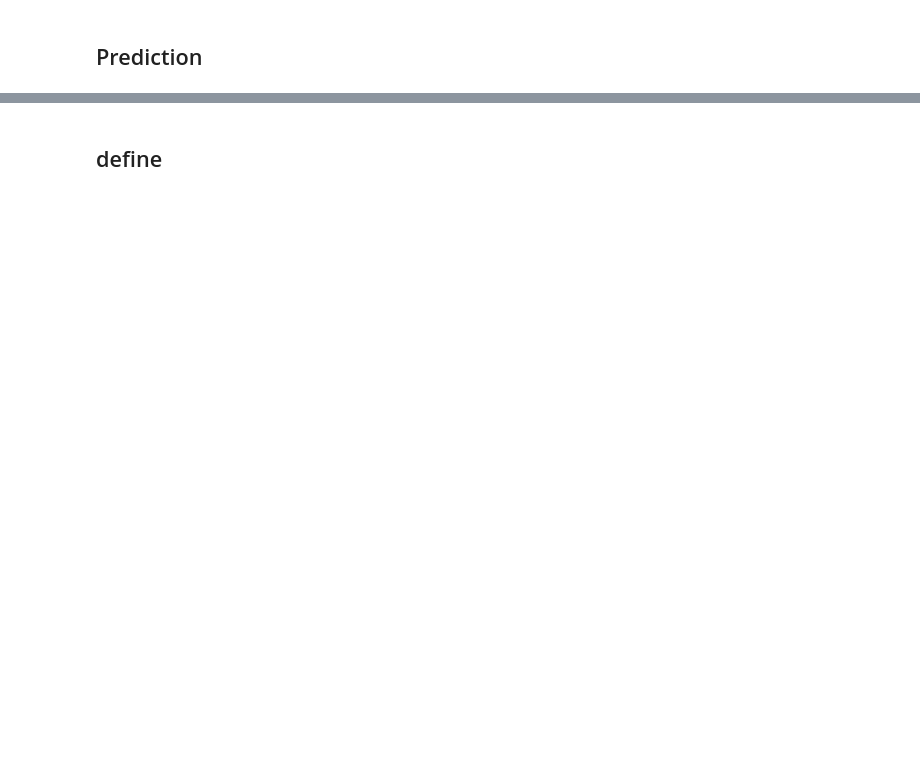
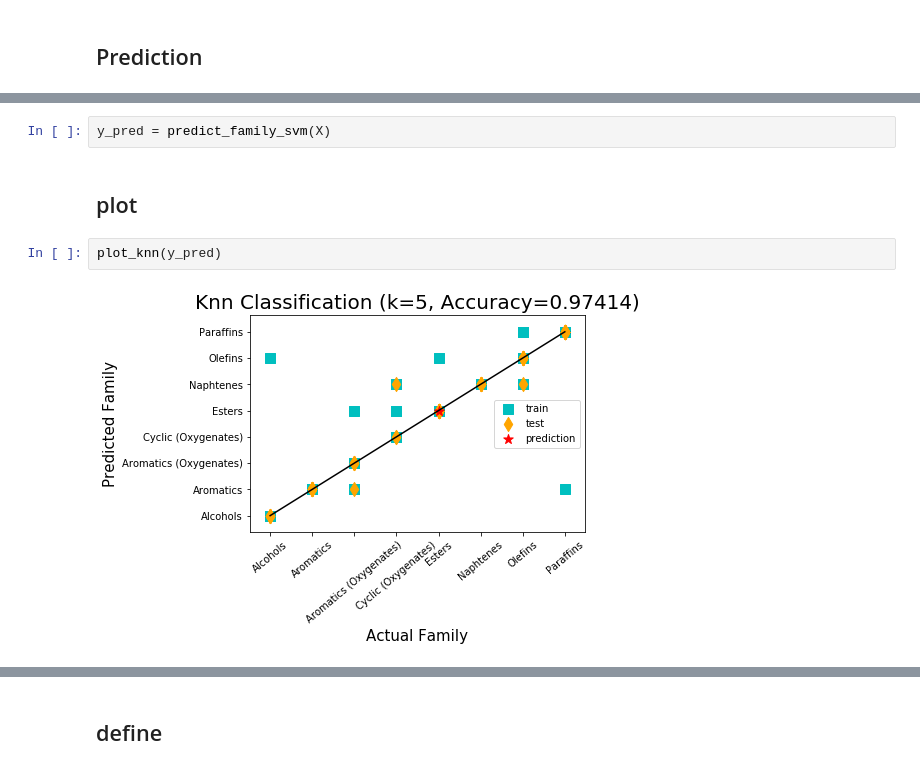
Before and after one commit to Zhangjt9317/Biofuel-Group-Project, a Jupyter notebook: MyProject/Classification_test_fuctions.ipynb, the cells around one changed output, grey strips where cells are left out. Saved outputs shown, nothing was run; the diff lists cells and outputs as text; blank space fills up the shorter version.

```diff
--- a/MyProject/Classification_test_fuctions.ipynb
+++ b/MyProject/Classification_test_fuctions.ipynb
@@ -72,0 +60,8 @@ array(['Esters', 'Alcohols'], dtype=object)
+# %%
+y_pred = predict_family_svm(X)
+# %% [markdown]
+## plot
+# %%
+plot_knn(y_pred)
+# %% [output]
+[figure, added]
```
Also changed, not shown: parts of 13 cells of this notebook, 1 other file.
